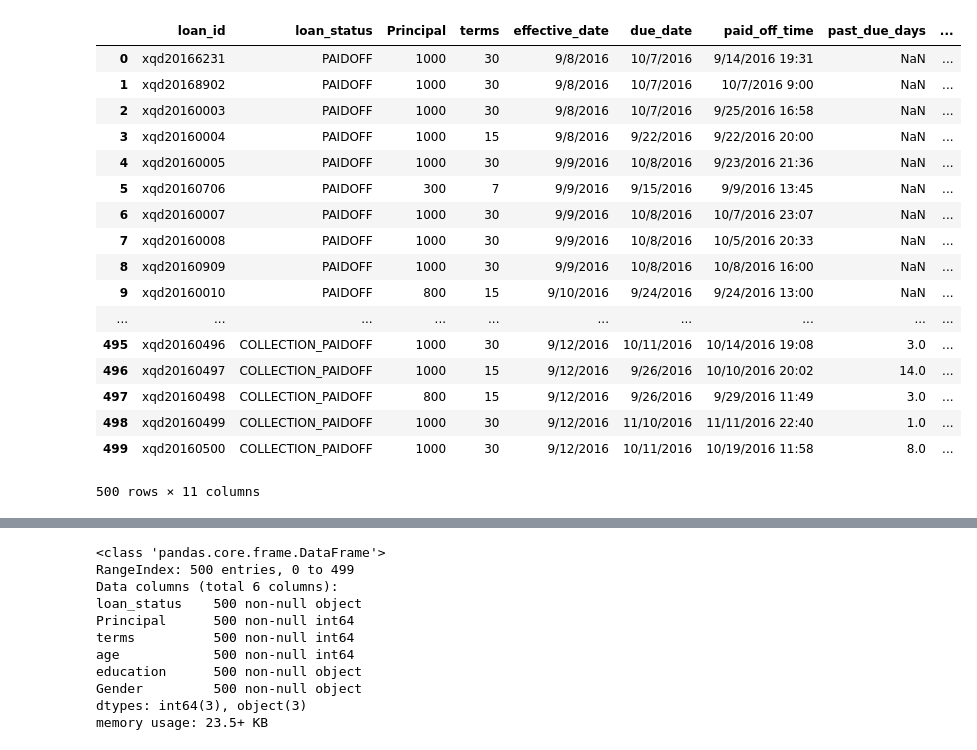
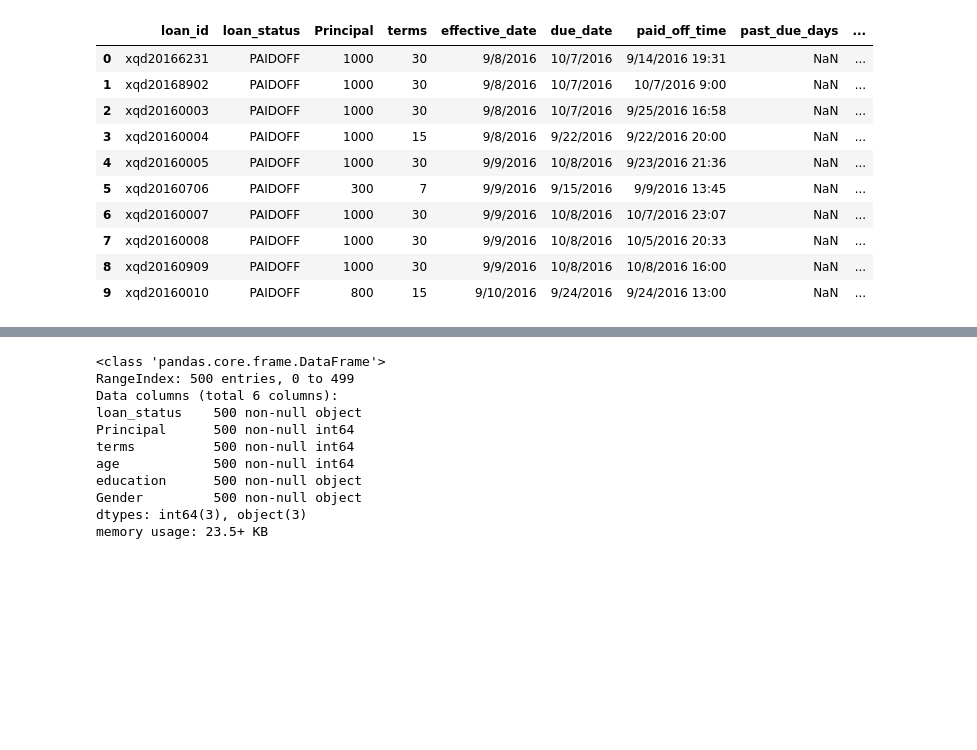
Before and after one commit to skcript/normalization, a Jupyter notebook: example_notebook.ipynb, the cells around one changed output, grey strips where cells are left out. Saved outputs shown, nothing was run; the diff lists cells and outputs as text; code cells hidden in the pictures; blank space fills up the shorter version.

```diff
--- a/example_notebook.ipynb
+++ b/example_notebook.ipynb
@@ -4,26 +4,19 @@ import pandas as pd
 df = pd.read_csv('dataset.csv')
 # %%
 # Lets see what dataset we have loaded
-df
+df[:10]
 # %% [output]
 |  | loan_id | loan_status | Principal | terms | effective_date | due_date | paid_off_time | past_due_days | ... |
 | 0 | xqd20166231 | PAIDOFF | 1000 | 30 | 9/8/2016 | 10/7/2016 | 9/14/2016 19:31 | NaN | ... |
 | 1 | xqd20168902 | PAIDOFF | 1000 | 30 | 9/8/2016 | 10/7/2016 | 10/7/2016 9:00 | NaN | ... |
 | 2 | xqd20160003 | PAIDOFF | 1000 | 30 | 9/8/2016 | 10/7/2016 | 9/25/2016 16:58 | NaN | ... |
 | 3 | xqd20160004 | PAIDOFF | 1000 | 15 | 9/8/2016 | 9/22/2016 | 9/22/2016 20:00 | NaN | ... |
 | 4 | xqd20160005 | PAIDOFF | 1000 | 30 | 9/9/2016 | 10/8/2016 | 9/23/2016 21:36 | NaN | ... |
 | 5 | xqd20160706 | PAIDOFF | 300 | 7 | 9/9/2016 | 9/15/2016 | 9/9/2016 13:45 | NaN | ... |
 | 6 | xqd20160007 | PAIDOFF | 1000 | 30 | 9/9/2016 | 10/8/2016 | 10/7/2016 23:07 | NaN | ... |
 | 7 | xqd20160008 | PAIDOFF | 1000 | 30 | 9/9/2016 | 10/8/2016 | 10/5/2016 20:33 | NaN | ... |
 | 8 | xqd20160909 | PAIDOFF | 1000 | 30 | 9/9/2016 | 10/8/2016 | 10/8/2016 16:00 | NaN | ... |
 | 9 | xqd20160010 | PAIDOFF | 800 | 15 | 9/10/2016 | 9/24/2016 | 9/24/2016 13:00 | NaN | ... |
-| ... | ... | ... | ... | ... | ... | ... | ... | ... | ... |
-| 495 | xqd20160496 | COLLECTION_PAIDOFF | 1000 | 30 | 9/12/2016 | 10/11/2016 | 10/14/2016 19:08 | 3.0 | ... |
-| 496 | xqd20160497 | COLLECTION_PAIDOFF | 1000 | 15 | 9/12/2016 | 9/26/2016 | 10/10/2016 20:02 | 14.0 | ... |
-| 497 | xqd20160498 | COLLECTION_PAIDOFF | 800 | 15 | 9/12/2016 | 9/26/2016 | 9/29/2016 11:49 | 3.0 | ... |
-| 498 | xqd20160499 | COLLECTION_PAIDOFF | 1000 | 30 | 9/12/2016 | 11/10/2016 | 11/11/2016 22:40 | 1.0 | ... |
-| 499 | xqd20160500 | COLLECTION_PAIDOFF | 1000 | 30 | 9/12/2016 | 10/11/2016 | 10/19/2016 11:58 | 8.0 | ... |
-500 rows × 11 columns
 # %%
 # We don't need all the columns. Right?
 # Let's drop the unneccessary things.
```
Also changed, not shown: parts of 8 cells of this notebook.
